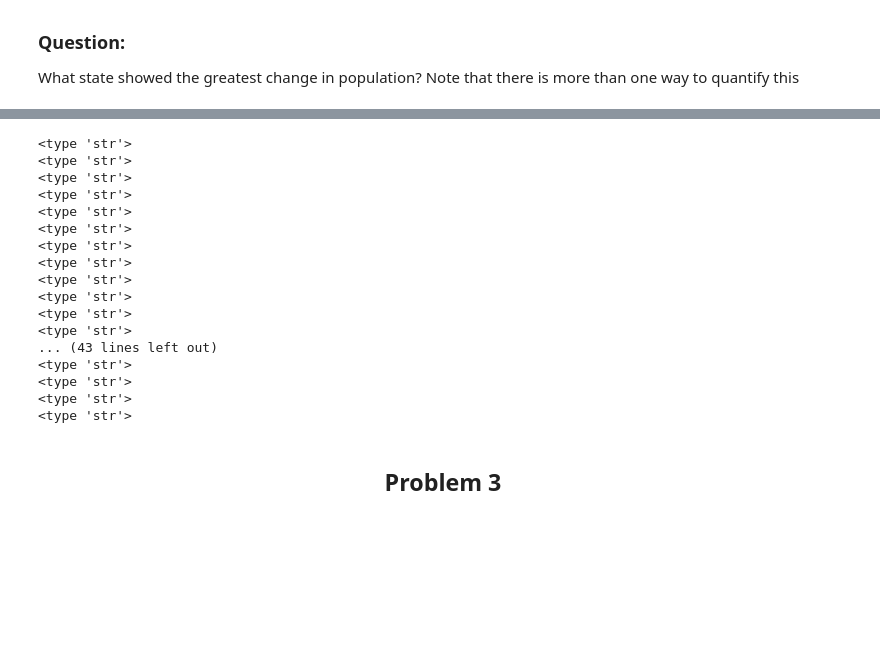
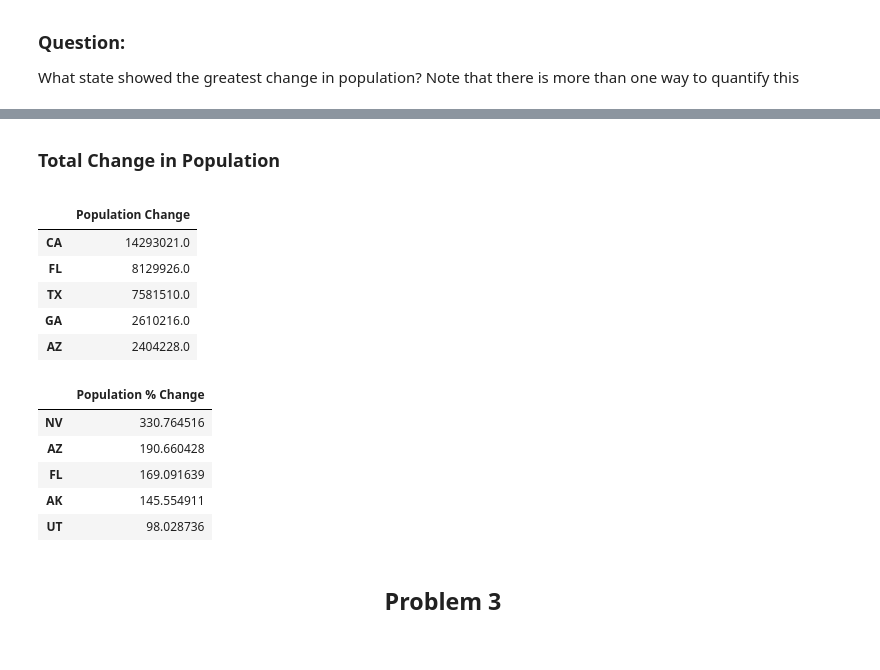
Before and after one commit to AnilKumarTeegala/DSE220_Machine_Learning, a Jupyter notebook: IPynb/1_AssignGalarnykMichael.ipynb, the cells around one changed output, grey strips where cells are left out. Cells and saved outputs as stored; diff of their text form; code cells hidden in the pictures; blank space fills up the shorter version.

```diff
--- a/IPynb/1_AssignGalarnykMichael.ipynb
+++ b/IPynb/1_AssignGalarnykMichael.ipynb
@@ -349,24 +329,34 @@ df[states].min(), df[states].max()
-# %%
-lama = []
-for i in df.columns.values:
-# %% [output]
-<type 'str'>
-<type 'str'>
-<type 'str'>
-<type 'str'>
-<type 'str'>
-<type 'str'>
-<type 'str'>
-<type 'str'>
-<type 'str'>
-<type 'str'>
-<type 'str'>
-<type 'str'>
-... (43 lines left out)
-<type 'str'>
-<type 'str'>
-<type 'str'>
-<type 'str'>
+# %% [markdown]
+<strong><p style="font-size:120%;">Total Change in Population</strong>
+# %%
+popChange = {}
+percentChange = {}
+
+for state in states:
+    popChange[state]=df[state].loc['1990'] - df[state].loc['1959']
+    percentChange[state] = (df[state].loc['1990'] - df[state].loc['1959']) / (0.01 * df[state].loc['1959'])
+
+popChange=pd.DataFrame(popChange, index=['Population Change']).transpose()
+popChange.drop('US', axis=0, inplace=True)
+popChange.sort_values(by=['Population Change'], ascending=[False]).head()
+# %% [output]
+|  | Population Change |
+| CA | 14293021.0 |
+| FL | 8129926.0 |
+| TX | 7581510.0 |
+| GA | 2610216.0 |
+| AZ | 2404228.0 |
+# %%
+popChangeDF=pd.DataFrame(percentChange, index=["Population % Change"]).transpose()
+popChangeDF.drop('US', axis=0, inplace=True)
+popChangeDF.sort_values(by=['Population % Change'], ascending=[False]).head()
+# %% [output]
+|  | Population % Change |
+| NV | 330.764516 |
+| AZ | 190.660428 |
+| FL | 169.091639 |
+| AK | 145.554911 |
+| UT | 98.028736 |
 # %% [markdown]
 <h2 align="center"> Problem 3</h2><br>
 # %% [markdown]
```
Also changed, not shown: parts of 6 cells of this notebook, 3 other files.
